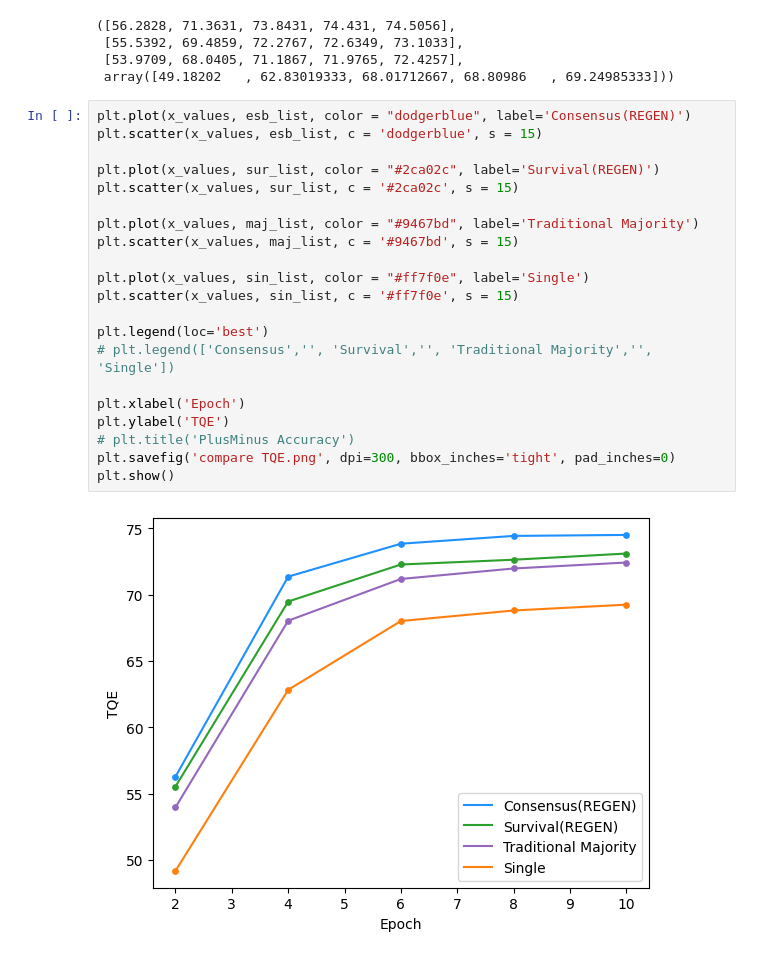
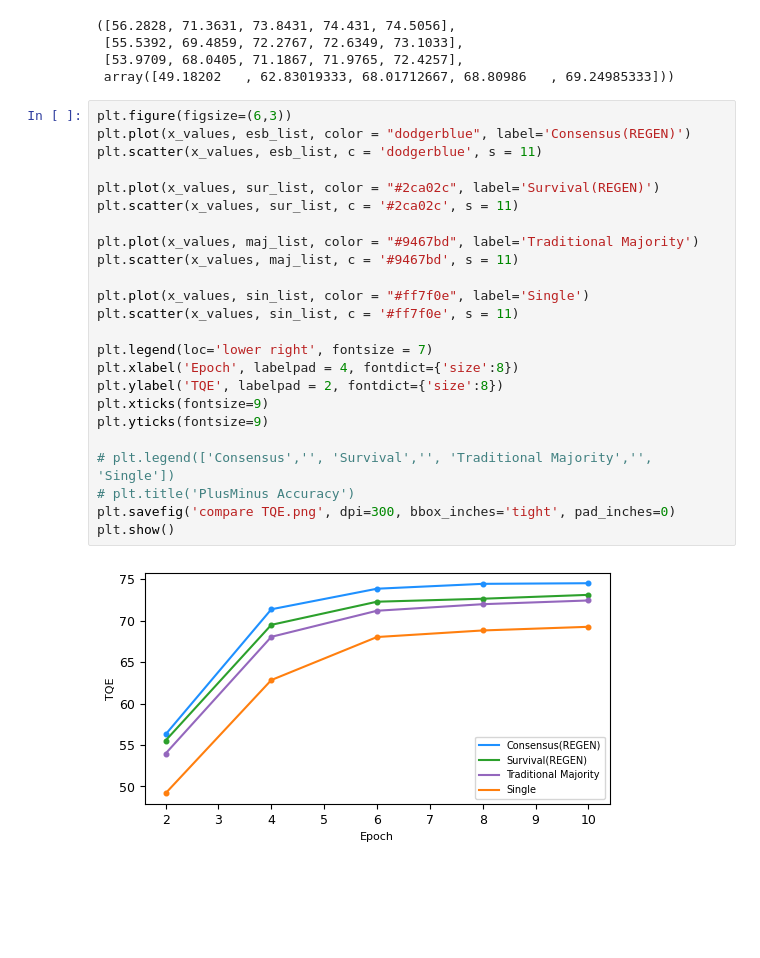
Before and after one commit to aaajeong/Ensemble-for-Generative-Models, a Jupyter notebook: Neural Machine Translation/source code/get_graph.ipynb, the cells around one changed output. Saved outputs shown, nothing was run; the diff lists cells and outputs as text; blank space fills up the shorter version.

```diff
--- a/Neural Machine Translation/source code/get_graph.ipynb
+++ b/Neural Machine Translation/source code/get_graph.ipynb
@@ -38,25 +38,28 @@ esb_list, sur_list, maj_list, sin_list
  [53.9709, 68.0405, 71.1867, 71.9765, 72.4257],
  array([49.18202   , 62.83019333, 68.01712667, 68.80986   , 69.24985333]))
 # %%
+plt.figure(figsize=(6,3))
 plt.plot(x_values, esb_list, color = "dodgerblue", label='Consensus(REGEN)')
-plt.scatter(x_values, esb_list, c = 'dodgerblue', s = 15)
+plt.scatter(x_values, esb_list, c = 'dodgerblue', s = 11)
 
 plt.plot(x_values, sur_list, color = "#2ca02c", label='Survival(REGEN)')
-plt.scatter(x_values, sur_list, c = '#2ca02c', s = 15)
+plt.scatter(x_values, sur_list, c = '#2ca02c', s = 11)
 
 plt.plot(x_values, maj_list, color = "#9467bd", label='Traditional Majority')
-plt.scatter(x_values, maj_list, c = '#9467bd', s = 15)
+plt.scatter(x_values, maj_list, c = '#9467bd', s = 11)
 
 plt.plot(x_values, sin_list, color = "#ff7f0e", label='Single')
-plt.scatter(x_values, sin_list, c = '#ff7f0e', s = 15)
+plt.scatter(x_values, sin_list, c = '#ff7f0e', s = 11)
 
-plt.legend(loc='best')
+plt.legend(loc='lower right', fontsize = 7)
+plt.xlabel('Epoch', labelpad = 4, fontdict={'size':8})
+plt.ylabel('TQE', labelpad = 2, fontdict={'size':8})
+plt.xticks(fontsize=9)
+plt.yticks(fontsize=9)
+
 # plt.legend(['Consensus','', 'Survival','', 'Traditional Majority','', 'Single'])
-
-plt.xlabel('Epoch')
-plt.ylabel('TQE')
 # plt.title('PlusMinus Accuracy')
 plt.savefig('compare TQE.png', dpi=300, bbox_inches='tight', pad_inches=0)
 plt.show()
 # %% [output]
-[figure, old version]
+[figure, new version]
```
Also changed, not shown: 28 other files.
